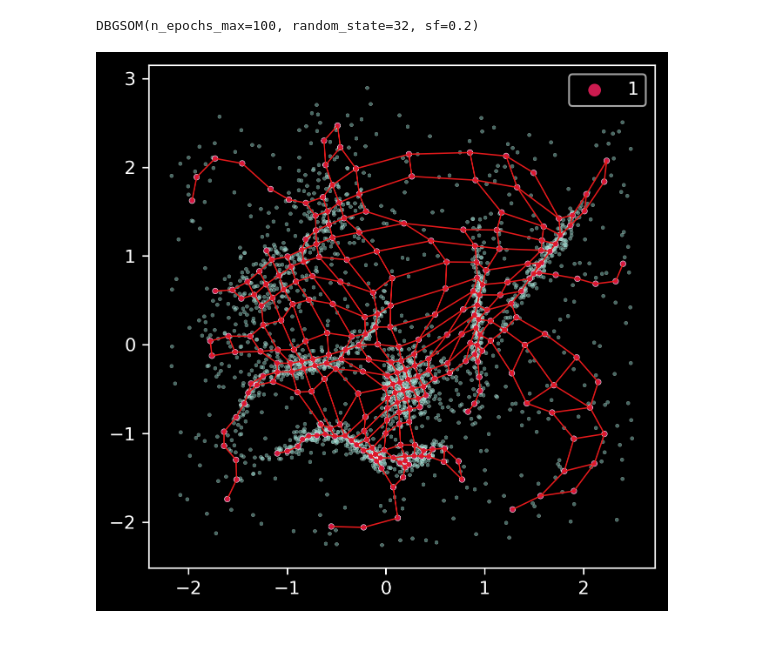
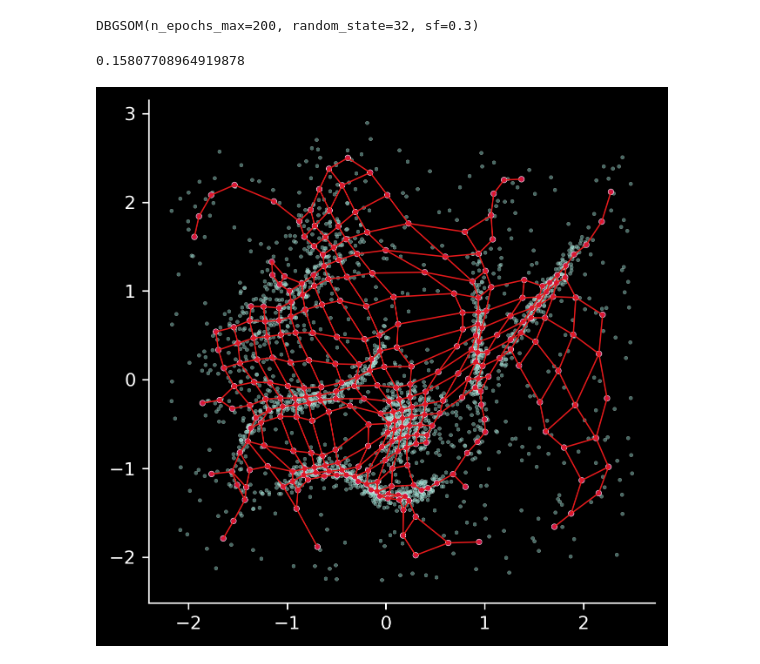
Before and after one commit to SandroMartens/DBGSOM, a Jupyter notebook: examples/2d_example.ipynb, the cells around one changed output. Drawn from its saved outputs; the diff is of its cells as text; code cells hidden in the pictures.

```diff
--- a/examples/2d_example.ipynb
+++ b/examples/2d_example.ipynb
@@ -7,40 +7,45 @@ from sklearn.preprocessing import scale
 # %%
 data = scale(np.load("clusterable_data.npy"))
 som = DBGSOM(
-        n_epochs_max=100,
-        sf=0.2,
+        n_epochs_max=200,
+        sf=0.3,
         random_state=32
     )
 som.fit(data)
 # %% [output]
-DBGSOM(n_epochs_max=100, random_state=32, sf=0.2)
+DBGSOM(n_epochs_max=200, random_state=32, sf=0.3)
 # %%
 edges = list(som.som_.edges)
 weights = som.weights_
-plt.figure(figsize=(5, 5), dpi=300, edgecolor="red")
+f = plt.figure(figsize=(5, 5), dpi=300, edgecolor="red")
 for edge in edges:
     sns.lineplot(
         x=[
             som.som_.nodes().data()[edge[0]]["weight"][0],
             som.som_.nodes().data()[edge[1]]["weight"][0],
         ],
         y=[
             som.som_.nodes().data()[edge[0]]["weight"][1],
             som.som_.nodes().data()[edge[1]]["weight"][1],
         ],
         size=1,
         legend=False,
         hue=[4]*2,
         palette="Set1"
     )
+
 sns.scatterplot(x=data[:, 0], y=data[:, 1], s=4, alpha=0.5)
+
 sns.scatterplot(
     x=weights[:, 0],
     y=weights[:, 1],
-    hue=[1]*279,
+    hue=[1]*len(som.neurons_),
     palette="rocket",
-    s=10
+    s=10,
+    legend=False
 )
+print(som.topographic_error_)
 plt.savefig("2d_example.png")
 # %% [output]
+0.15807708964919878
-[figure, old version]
+[figure, new version]
```
Also changed, not shown: 7 other files.
